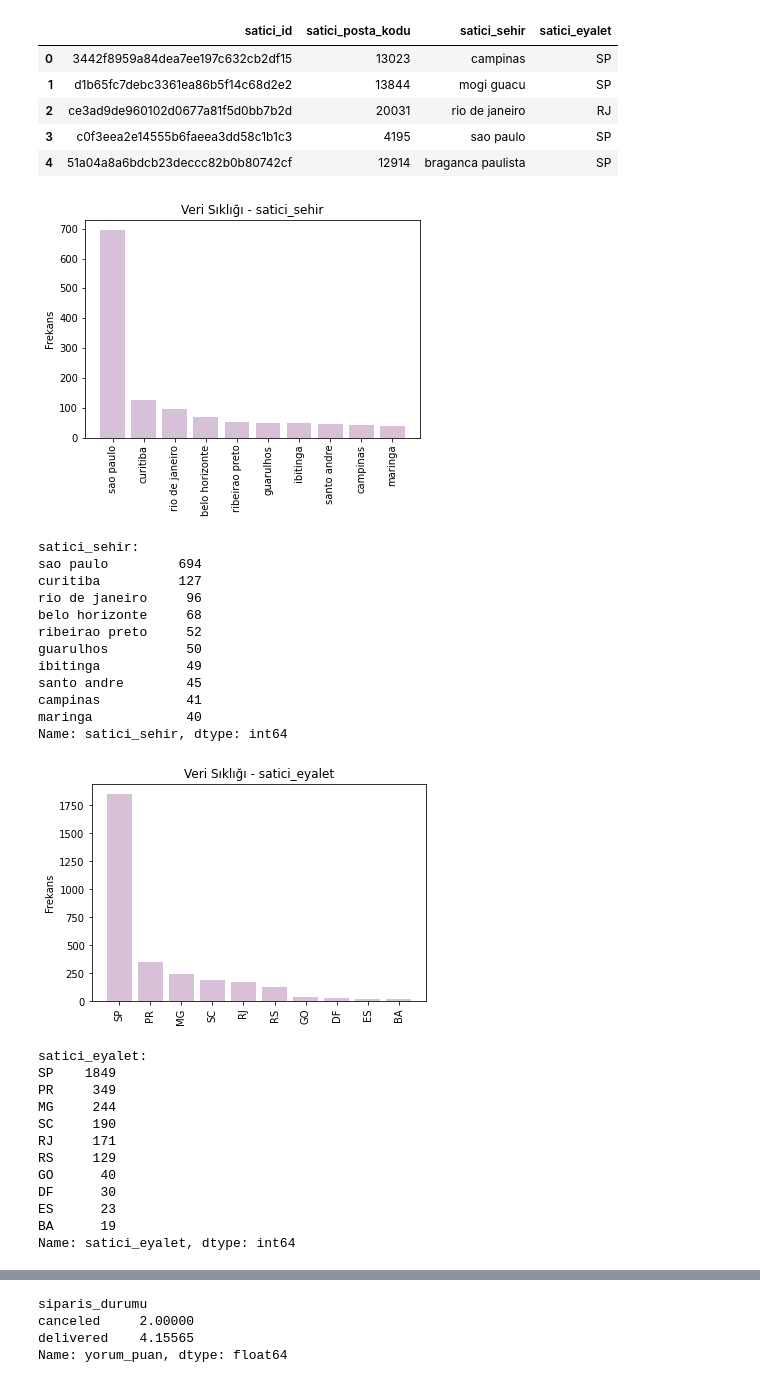
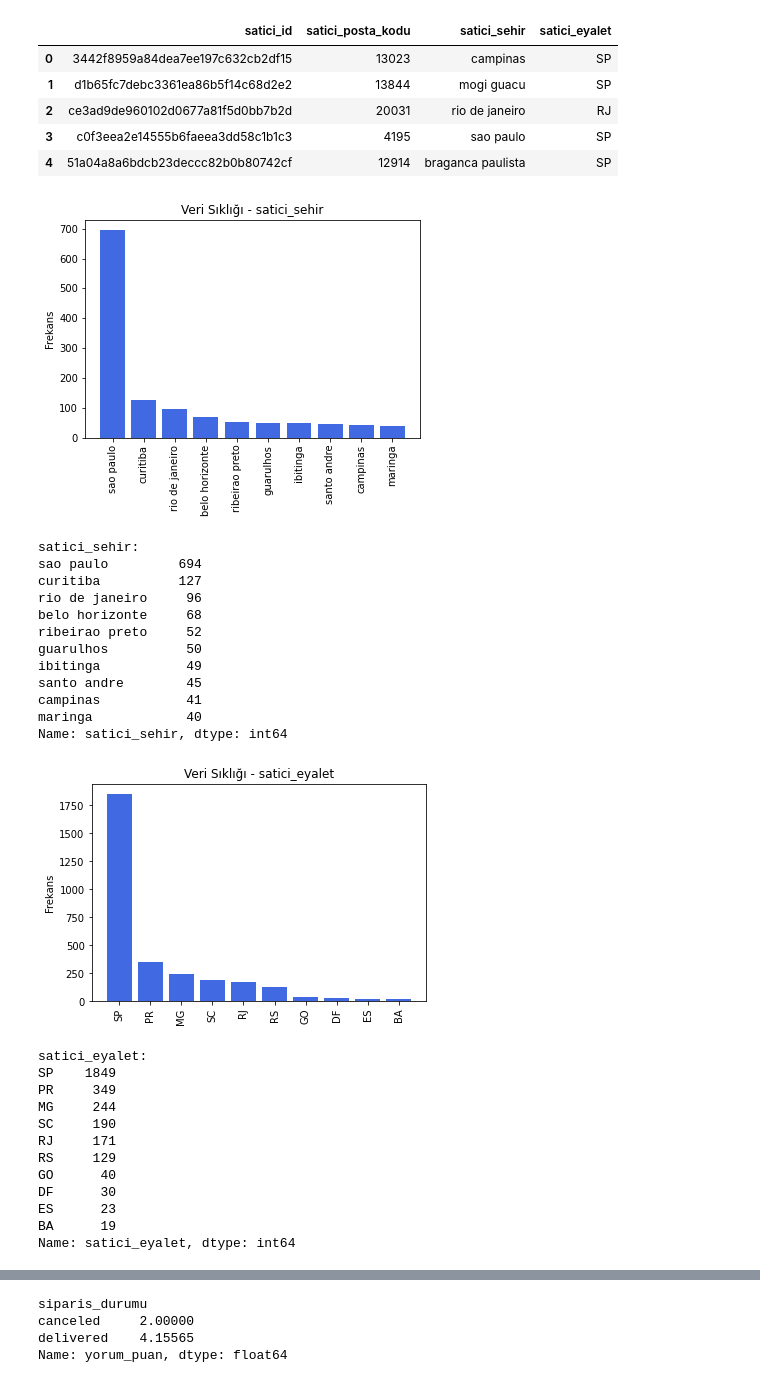
Before and after one commit to sudeokumus/womenintech_python_bitirme_projesi, a Jupyter notebook: analizler.ipynb, the cells around one changed output, grey strips where cells are left out. Drawn from its saved outputs; the diff is of its cells as text; code cells hidden in the pictures.

```diff
--- a/ayrintilar.ipynb
+++ b/analizler.ipynb
@@ -743,11 +745,5 @@ Siparişlerin ortalama değeri:  154.0
 # %%
 def plotBar(degisken, n = 10):   #En çok görülen 10 değer
-
-  """
-  Girdi: Değişken/sütun ismi
-  n = Gösterilecek eşsiz, en sık rastlanan değer sayısı
-  Çıktı: Çubuk grafiği
-  """
 
   veri = payments_data[degisken]
   veri_sayma = veri.value_counts()
@@ -926,3 +921,8 @@ yorum_puan                 int64
 yorum_olusturma_tarihi    object
 yoruma_donus_tarihi       object
 dtype: object
+# %%
+#datetime veri tipine dönüştürmek:
+
+yorumlar['yorum_olusturma_tarihi'] = pd.to_datetime(yorumlar['yorum_olusturma_tarihi'])
+yorumlar['yoruma_donus_tarihi'] = pd.to_datetime(yorumlar['yoruma_donus_tarihi'])
@@ -929,11 +938,5 @@ dtype: object
 # %%
 def plotBar(degisken, n = 10):   #En çok görülen 10 değer
-
-  """
-  Girdi: Değişken/sütun ismi
-  n = Gösterilecek eşsiz, en sık rastlanan değer sayısı
-  Çıktı: Çubuk grafiği
-  """
 
   veri = yorumlar[degisken]
   veri_sayma = veri.value_counts()
@@ -948,7 +951,7 @@ def plotBar(degisken, n = 10):   #En çok görülen 10 değer
   print(f"{degisken}:\n{veri_sayma}")
 
 
-yorum_kategorik_degiskenler = ['yorum_id', 'siparis_id', 'yorum_olusturma_tarihi', 'yoruma_donus_tarihi']
+yorum_kategorik_degiskenler = ['yorum_id', 'siparis_id']
 
 for i in yorum_kategorik_degiskenler:
   plotBar(i)
@@ -1361,0 +1344,18 @@ en_cok_satanlar
+# %%
+def plotHistogram(degisken):
+
+  veri = urunler[degisken]
+  veri_sayma = veri.value_counts()
+  #veri_sayma = veri_sayma[:n] #İlk n tanesini almak için
+  plt.figure()
+  plt.hist(urunler[degisken], bins = 100, color = "yellow")
+  plt.xlabel(degisken)
+  plt.ylabel("Frekans")
+  plt.title(f"Veri Sıklığı - {degisken}")
+  plt.show()
+  print(f"{degisken}:\n{veri_sayma}")
+
+sayısal_degisken = ["urun_adi_uzunluk", "urun_aciklama_uzunluk", "urun_fotograf_sayisi", "urun_agirlik_gram", "urun_uzunluk_cm", "urun_yukseklik_cm", "urun_genislik_cm"]
+
+for i in sayısal_degisken:
+  plotHistogram(i)
@@ -1398,45 +1501,39 @@ sellers_data.head()
 | 4 | 51a04a8a6bdcb23deccc82b0b80742cf | 12914 | braganca paulista | SP |
 # %%
 def plotBar(degisken, n = 10):   #En çok görülen 10 değer
-
-  """
-  Girdi: Değişken/sütun ismi
-  n = Gösterilecek eşsiz, en sık rastlanan değer sayısı
-  Çıktı: Çubuk grafiği
-  """
 
   veri = sellers_data[degisken]
   veri_sayma = veri.value_counts()
   veri_sayma = veri_sayma[:n] #İlk n tanesini almak için
   plt.figure()
-  plt.bar(veri_sayma.index, veri_sayma, color = "thistle")
+  plt.bar(veri_sayma.index, veri_sayma, color = "royalblue")
   plt.xticks(veri_sayma.index, veri_sayma.index.values)
   plt.xticks(rotation = 90)
   plt.ylabel("Frekans")
   plt.title(f"Veri Sıklığı - {degisken}")
   plt.show()
   print(f"{degisken}:\n{veri_sayma}")
 
 
 satici_kategorik_degiskenler = ['satici_sehir', 'satici_eyalet']
 
 for i in satici_kategorik_degiskenler:
   plotBar(i)
 # %% [output]
-[figure, old version]
+[figure, new version]
 satici_sehir:
 sao paulo         694
 curitiba          127
 rio de janeiro     96
 belo horizonte     68
 ribeirao preto     52
 guarulhos          50
 ibitinga           49
 santo andre        45
 campinas           41
 maringa            40
 Name: satici_sehir, dtype: int64
-[figure, old version]
+[figure, new version]
 satici_eyalet:
 SP    1849
 PR     349
```
Also changed, not shown: parts of 69 cells of this notebook, 5 other files.
